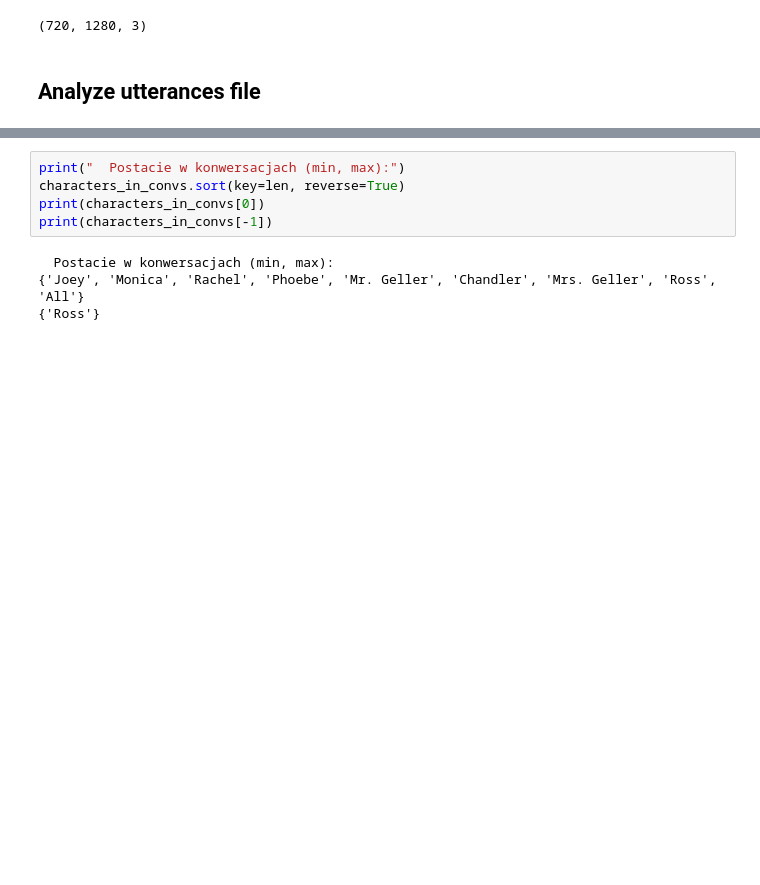
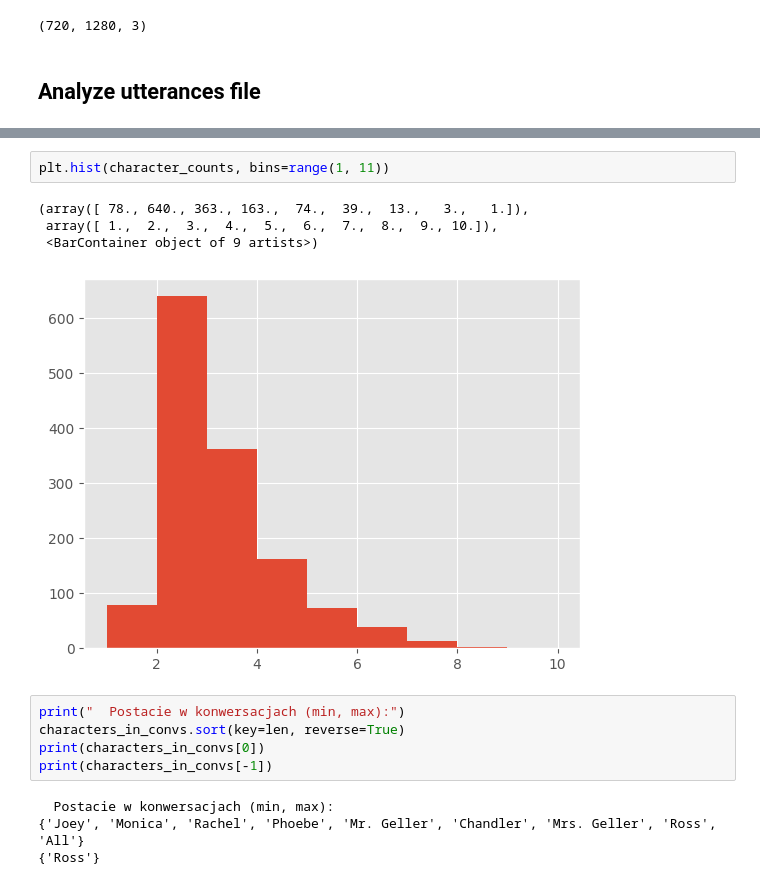
Before and after one commit to alxtrtw/multimodal-movies-emotion-recognition, a Jupyter notebook: eda.ipynb, the cells around one changed output, grey strips where cells are left out. Drawn from its saved outputs; the diff is of its cells as text; blank space fills up the shorter version.

```diff
--- a/eda.ipynb
+++ b/eda.ipynb
@@ -130,6 +134,13 @@ Postacie:
   Max:  9
   Ilość konwersacji z 1 postacią:  78
   Ilość konwersacji z 9 postaciami:  1
+# %%
+plt.hist(character_counts, bins=range(1, 11))
+# %% [output]
+(array([ 78., 640., 363., 163.,  74.,  39.,  13.,   3.,   1.]),
+ array([ 1.,  2.,  3.,  4.,  5.,  6.,  7.,  8.,  9., 10.]),
+ <BarContainer object of 9 artists>)
+[figure, added]
 # %%
 print("  Postacie w konwersacjach (min, max):")
 characters_in_convs.sort(key=len, reverse=True)
```
Also changed, not shown: parts of 12 cells of this notebook, 26 other files.
